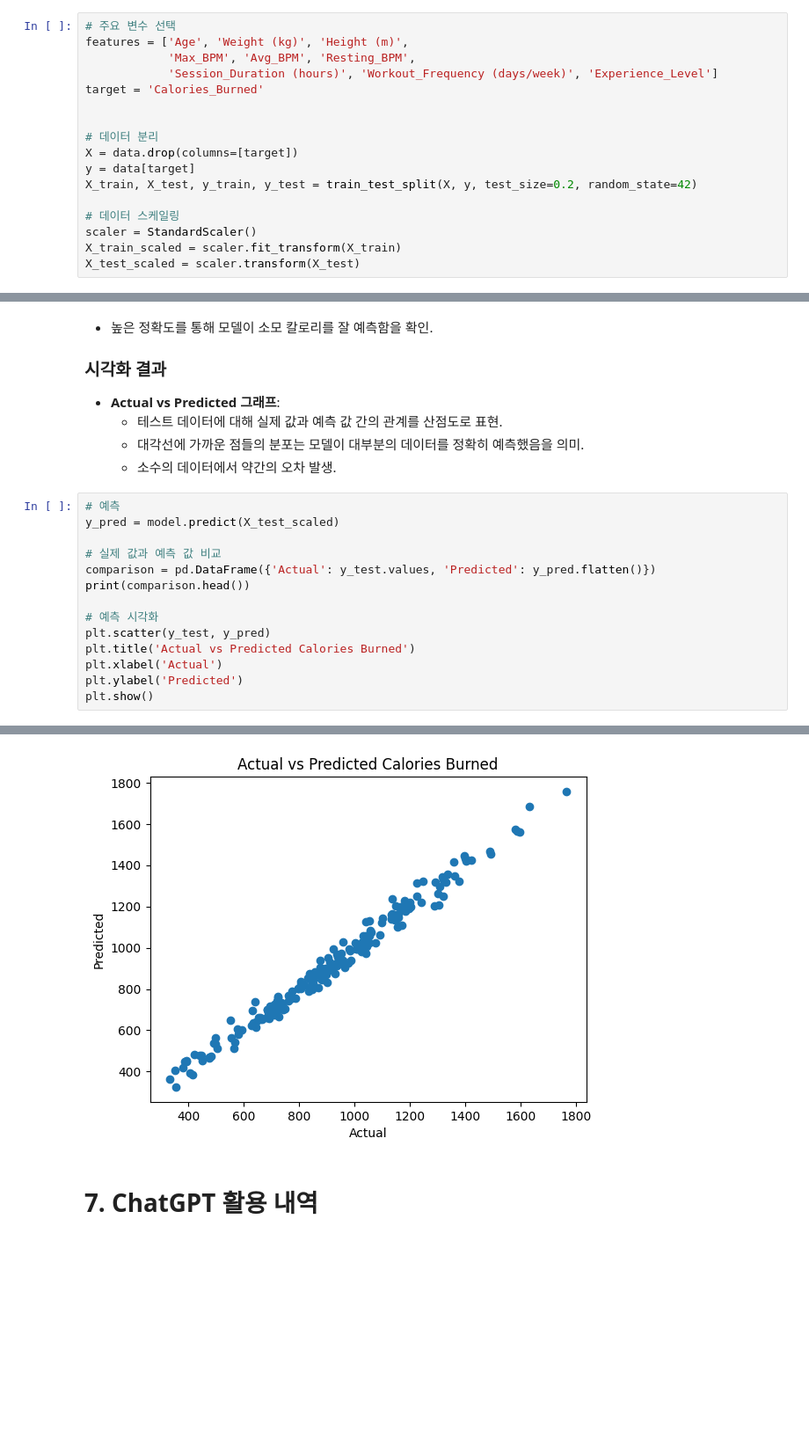
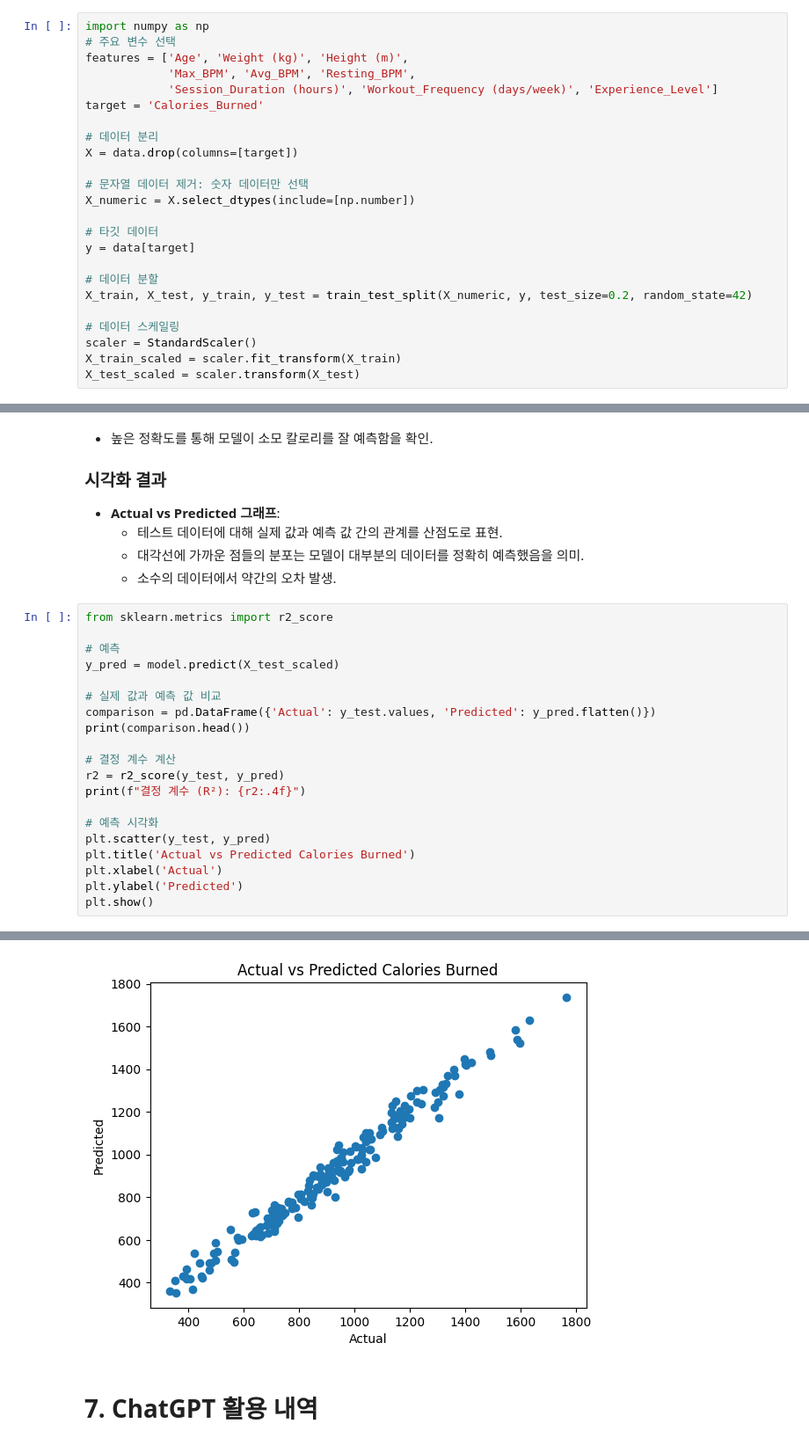
Before and after one commit to ddinggul/ML_health, a Jupyter notebook: 기말프로젝트_2011051_최준서.ipynb, the cells around one changed output, grey strips where cells are left out. Shown at 88% size. Drawn from its saved outputs; the diff is of its cells as text; blank space fills up the shorter version.

```diff
--- a/기말프로젝트_2011051_최준서.ipynb
+++ b/기말프로젝트_2011051_최준서.ipynb
@@ -74,17 +106,24 @@ None
 - 선택된 변수: Age, Weight, Height, Avg BPM, Session Duration 등.
 - 목표 변수: Calories Burned.
 # %%
+import numpy as np
 # 주요 변수 선택
 features = ['Age', 'Weight (kg)', 'Height (m)',
             'Max_BPM', 'Avg_BPM', 'Resting_BPM',
             'Session_Duration (hours)', 'Workout_Frequency (days/week)', 'Experience_Level']
 target = 'Calories_Burned'
 
-
 # 데이터 분리
 X = data.drop(columns=[target])
+
+# 문자열 데이터 제거: 숫자 데이터만 선택
+X_numeric = X.select_dtypes(include=[np.number])
+
+# 타깃 데이터
 y = data[target]
-X_train, X_test, y_train, y_test = train_test_split(X, y, test_size=0.2, random_state=42)
+
+# 데이터 분할
+X_train, X_test, y_train, y_test = train_test_split(X_numeric, y, test_size=0.2, random_state=42)
 
 # 데이터 스케일링
 scaler = StandardScaler()
@@ -183,6 +223,8 @@ Test Loss: 1327.06, Test MAE: 28.27
   - 대각선에 가까운 점들의 분포는 모델이 대부분의 데이터를 정확히 예측했음을 의미.
   - 소수의 데이터에서 약간의 오차 발생.
 # %%
+from sklearn.metrics import r2_score
+
 # 예측
 y_pred = model.predict(X_test_scaled)
 
@@ -190,6 +232,10 @@ y_pred = model.predict(X_test_scaled)
 comparison = pd.DataFrame({'Actual': y_test.values, 'Predicted': y_pred.flatten()})
 print(comparison.head())
 
+# 결정 계수 계산
+r2 = r2_score(y_test, y_pred)
+print(f"결정 계수 (R²): {r2:.4f}")
+
 # 예측 시각화
 plt.scatter(y_test, y_pred)
 plt.title('Actual vs Predicted Calories Burned')
@@ -208,4 +254,4 @@ WARNING:tensorflow:5 out of the last 15 calls to <function TensorFlowTrainer.mak
-[figure, old version]
+[figure, new version]
 # %% [markdown]
 # 7. ChatGPT 활용 내역
 # %% [markdown]
```
Also changed, not shown: parts of 7 cells of this notebook.
